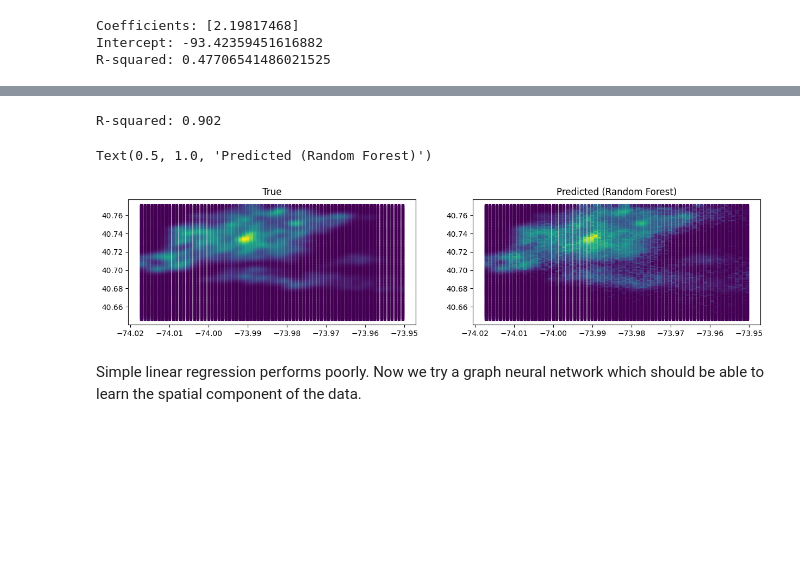
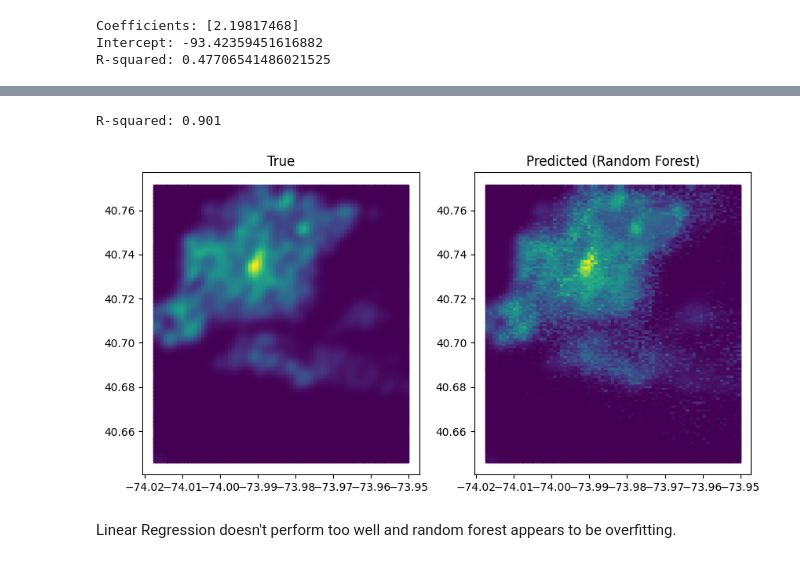
Before and after one commit to ColeDixon78/ML-Projects, a Jupyter notebook: Bike_share_project/NYC_biking.ipynb, the cells around one changed output, grey strips where cells are left out. Drawn from its saved outputs; the diff is of its cells as text; code cells hidden in the pictures; blank space fills up the shorter version.

```diff
--- a/Bike_share_project/NYC_biking.ipynb
+++ b/Bike_share_project/NYC_biking.ipynb
@@ -324,9 +324,3 @@ ax.set_ylim([ymin, ymax])
 plt.show()
 # %% [output]
 [figure]
-# %%
-for type in poi_types:
-
-    poi_coords = np.column_stack((poi_gdf.geometry.x, poi_gdf.geometry.y))
-    poi_kernel = gaussian_kde(poi_coords.T, bw_method=bandwidth/1110000)
-    poi_dens = np.reshape(poi_kernel(kernels).T, X.shape)
@@ -371,22 +357,22 @@ Text(0.5, 1.0, 'Predicted (LM)')
 # %%
 model = RandomForestRegressor()
 model.fit(X, y)
 y_pred_rf = model.predict(X)
 
 r2 = r2_score(y, y_pred_rf)
 print(f'R-squared: {r2:.3f}')
 
-fig, ax = plt.subplots(1,2, figsize=(15, 3))
+fig, ax = plt.subplots(1,2, figsize=(10,5))
 ax[0].scatter(c[:,0], c[:,1], c=y.reshape(-1), cmap='viridis',marker="s",s=10)
 ax[0].set_title('True')
 ax[1].scatter(c[:,0], c[:,1], c=y_pred_rf.reshape(-1), cmap='viridis',marker="s",s=10)
 ax[1].set_title('Predicted (Random Forest)')
+plt.show()
 # %% [output]
-R-squared: 0.902
+R-squared: 0.901
-Text(0.5, 1.0, 'Predicted (Random Forest)')
-[figure, old version]
+[figure, new version]
-# %% [markdown]
-Simple linear regression performs poorly. Now we try a graph neural network which should be able to learn the spatial component of the data.
+# %% [markdown]
+Linear Regression doesn't perform too well and random forest appears to be overfitting.
 # %%
 from torch_geometric.nn import knn_graph
 from torch_geometric.data import Data
```
Also changed, not shown: parts of 8 cells of this notebook, 1 other file.
